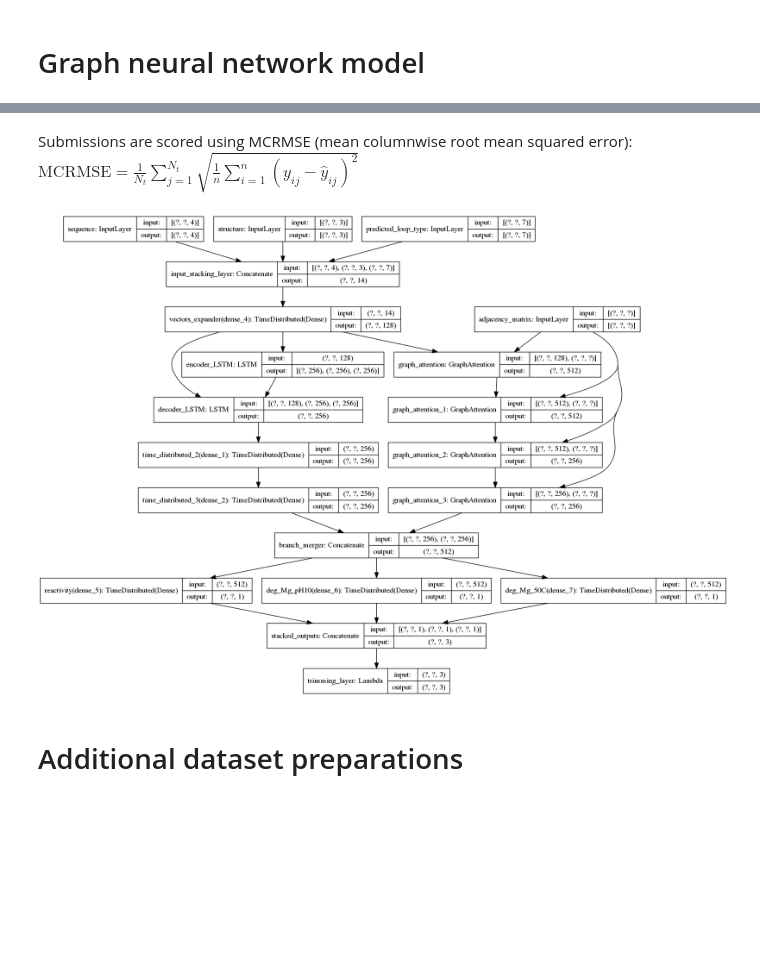
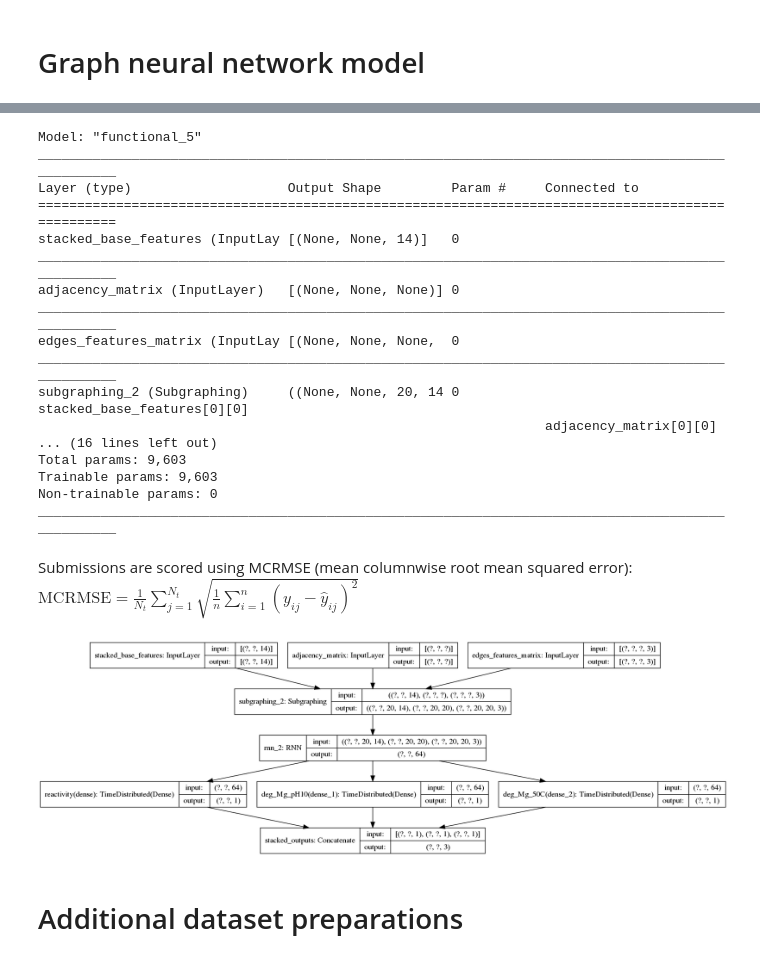
Before and after one commit to JanKapala/OpenVaccine-COVID-19-mRNA-Vaccine-Degradation-Prediction, a Jupyter notebook: Covid.ipynb, the cells around one changed output, grey strips where cells are left out. Cells and saved outputs as stored; diff of their text form; code cells hidden in the pictures; blank space fills up the shorter version.

Commit message:
Working, trainable model in covid notebook :)

```diff
--- a/Covid.ipynb
+++ b/Covid.ipynb
@@ -589,3 +400,47 @@ ________________________________________________________________________________
+# %%
+STACKED_FEATURES_SIZE = 14
+EDGES_FEATURES_MATRIX_DEPTH = 3
+NEIGHBOURHOOD_SIZE = 20
+UNITS = 64
+
+base_inputs = Input(shape = (None, STACKED_FEATURES_SIZE), name='stacked_base_features')
+adjacency_matrix_input = Input(shape=(None, None), name='adjacency_matrix')
+edges_features_matrix_input = Input(shape=(None, None, EDGES_FEATURES_MATRIX_DEPTH), name='edges_features_matrix')
+
+inputs = (base_inputs, adjacency_matrix_input, edges_features_matrix_input)
+
+x = Subgraphing(NEIGHBOURHOOD_SIZE)(inputs)
+x = RNN(GraphReduceCell(UNITS), return_sequences=True)(x)
+
+reactivity_pred = TimeDistributed(Dense(1), name='reactivity')(x)
+deg_Mg_pH10_pred = TimeDistributed(Dense(1), name='deg_Mg_pH10')(x)
+deg_Mg_50C_pred = TimeDistributed(Dense(1), name='deg_Mg_50C')(x)
+
+scored_outputs = [reactivity_pred, deg_Mg_pH10_pred, deg_Mg_50C_pred]
+stacked_scored_outputs = Concatenate(axis=2, name='stacked_outputs')(scored_outputs)
+outputs = {'stacked_scored_labels': stacked_scored_outputs}
+
+model = Model(inputs=inputs, outputs=outputs)
+# %%
+model.summary()
+# %% [output]
+Model: "functional_5"
+__________________________________________________________________________________________________
+Layer (type)                    Output Shape         Param #     Connected to
+==================================================================================================
+stacked_base_features (InputLay [(None, None, 14)]   0
+__________________________________________________________________________________________________
+adjacency_matrix (InputLayer)   [(None, None, None)] 0
+__________________________________________________________________________________________________
+edges_features_matrix (InputLay [(None, None, None,  0
+__________________________________________________________________________________________________
+subgraphing_2 (Subgraphing)     ((None, None, 20, 14 0           stacked_base_features[0][0]
+                                                                 adjacency_matrix[0][0]
+... (16 lines left out)
+Total params: 9,603
+Trainable params: 9,603
+Non-trainable params: 0
+__________________________________________________________________________________________________
 # %% [markdown]
 Submissions are scored using MCRMSE (mean columnwise root mean squared error):
 $\textrm{MCRMSE} = \frac{1}{N_{t}}\sum_{j=1}^{N_{t}}\sqrt{\frac{1}{n} \sum_{i=1}^{n} (y_{ij} - \hat{y}_{ij})^2}$
@@ -594,12 +449,10 @@ def mcrmse(y_true, y_pred):
     rmse = tf.sqrt(tf.reduce_mean(tf.square(y_true - y_pred), axis=1))
     return tf.reduce_mean(rmse, axis=1)
 # %%
-training_model.compile(loss=mcrmse,
+model.compile(loss=mcrmse,
 #               optimizer=tf.keras.optimizers.SGD(0.01, momentum=0.9),
               optimizer='adam')
-
-testing_model.compile(loss=mcrmse)
 # %%
-tf.keras.utils.plot_model(training_model, show_shapes=True)
+tf.keras.utils.plot_model(model, show_shapes=True)
 # %% [output]
-[figure, old version]
+[figure, new version]
```
Also changed, not shown: parts of 48 cells of this notebook.
